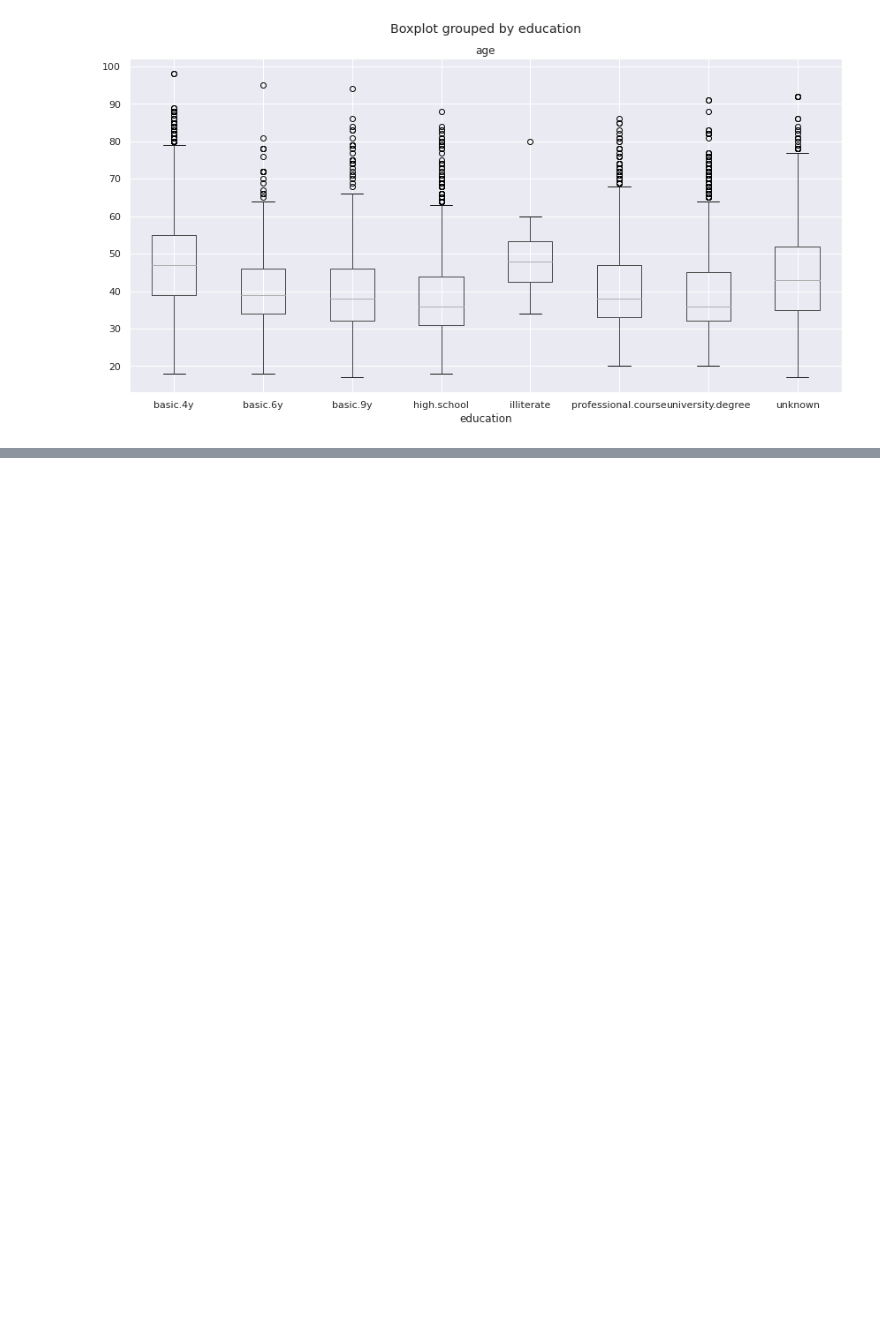
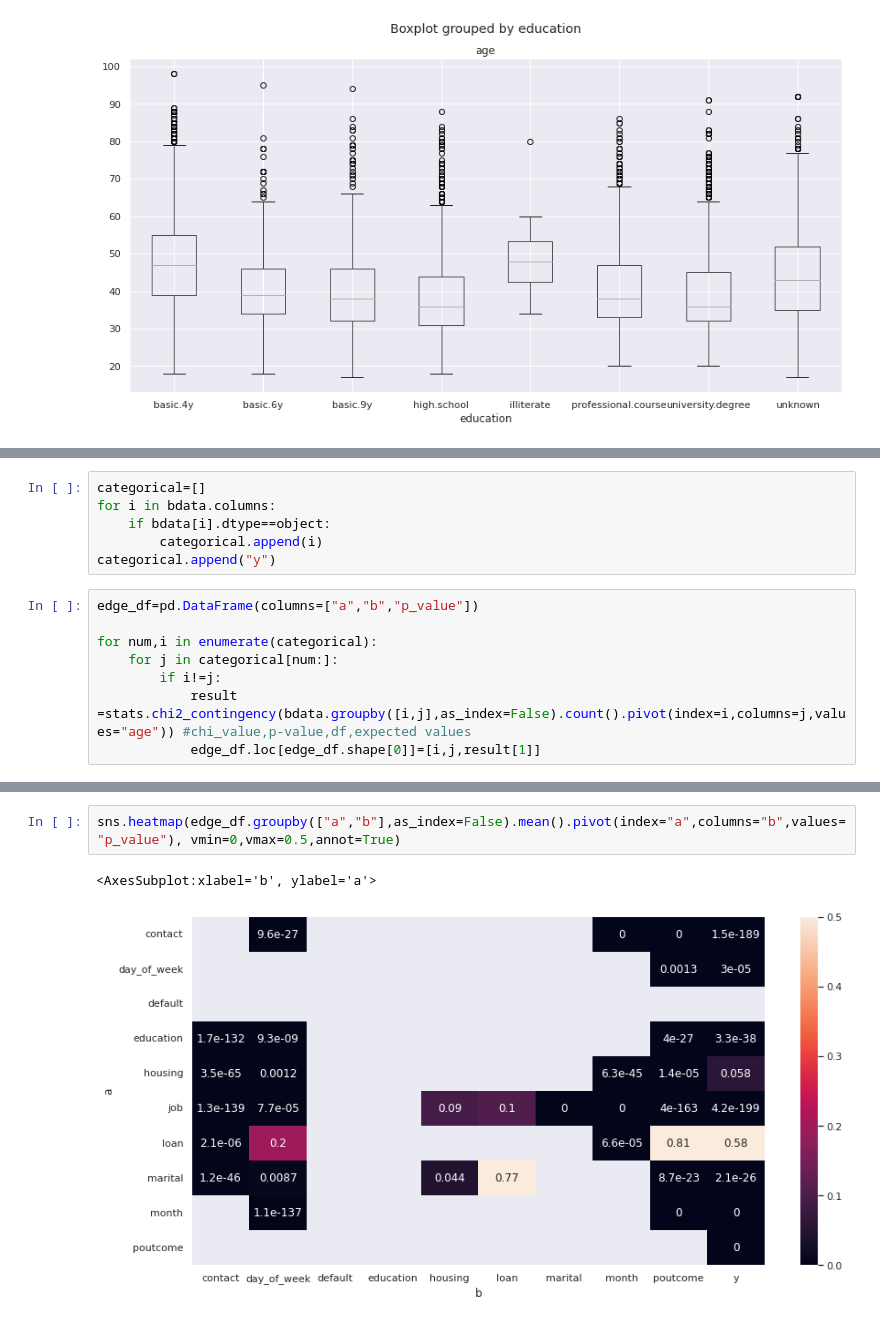
Before and after one commit to fatihardazengin/Bank-Marketing, a Jupyter notebook: bank-marketing-in-progress.ipynb, the cells around one changed output, grey strips where cells are left out. Drawn from its saved outputs; the diff is of its cells as text; blank space fills up the shorter version.

```diff
--- a/bank-marketing-in-progress.ipynb
+++ b/bank-marketing-in-progress.ipynb
@@ -319,0 +408,14 @@ sns.pairplot(bdata,hue="y")
+# %%
+categorical=[]
+for i in bdata.columns:
+    if bdata[i].dtype==object:
+        categorical.append(i)
+categorical.append("y")
+# %%
+edge_df=pd.DataFrame(columns=["a","b","p_value"])
+
+for num,i in enumerate(categorical):
+    for j in categorical[num:]:
+        if i!=j:
+            result =stats.chi2_contingency(bdata.groupby([i,j],as_index=False).count().pivot(index=i,columns=j,values="age")) #chi_value,p-value,df,expected values
+            edge_df.loc[edge_df.shape[0]]=[i,j,result[1]]
@@ -319,0 +437,5 @@ sns.pairplot(bdata,hue="y")
+# %%
+sns.heatmap(edge_df.groupby(["a","b"],as_index=False).mean().pivot(index="a",columns="b",values="p_value"), vmin=0,vmax=0.5,annot=True)
+# %% [output]
+<AxesSubplot:xlabel='b', ylabel='a'>
+[figure, added]
```
Also changed, not shown: parts of 41 cells of this notebook.
